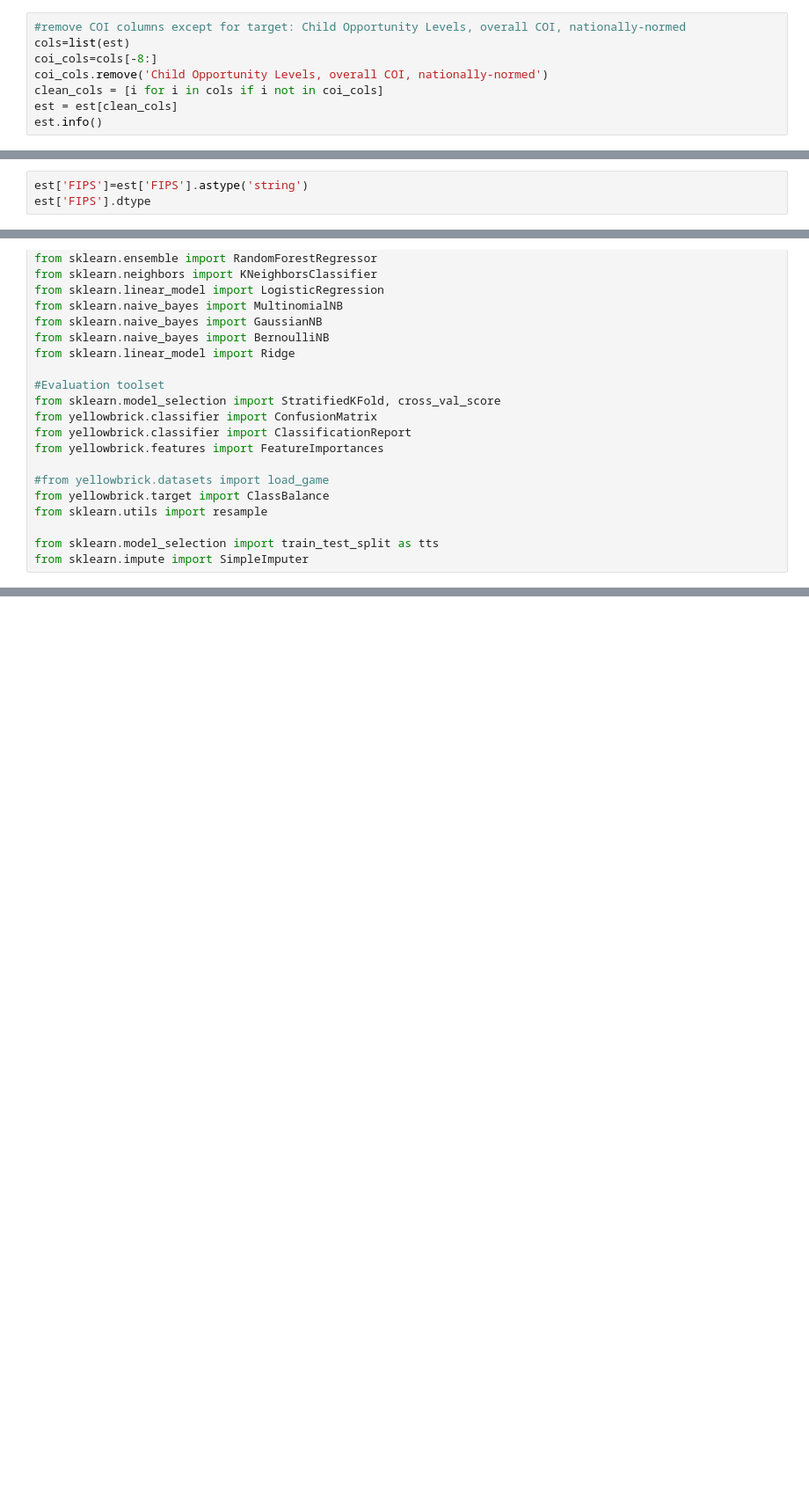
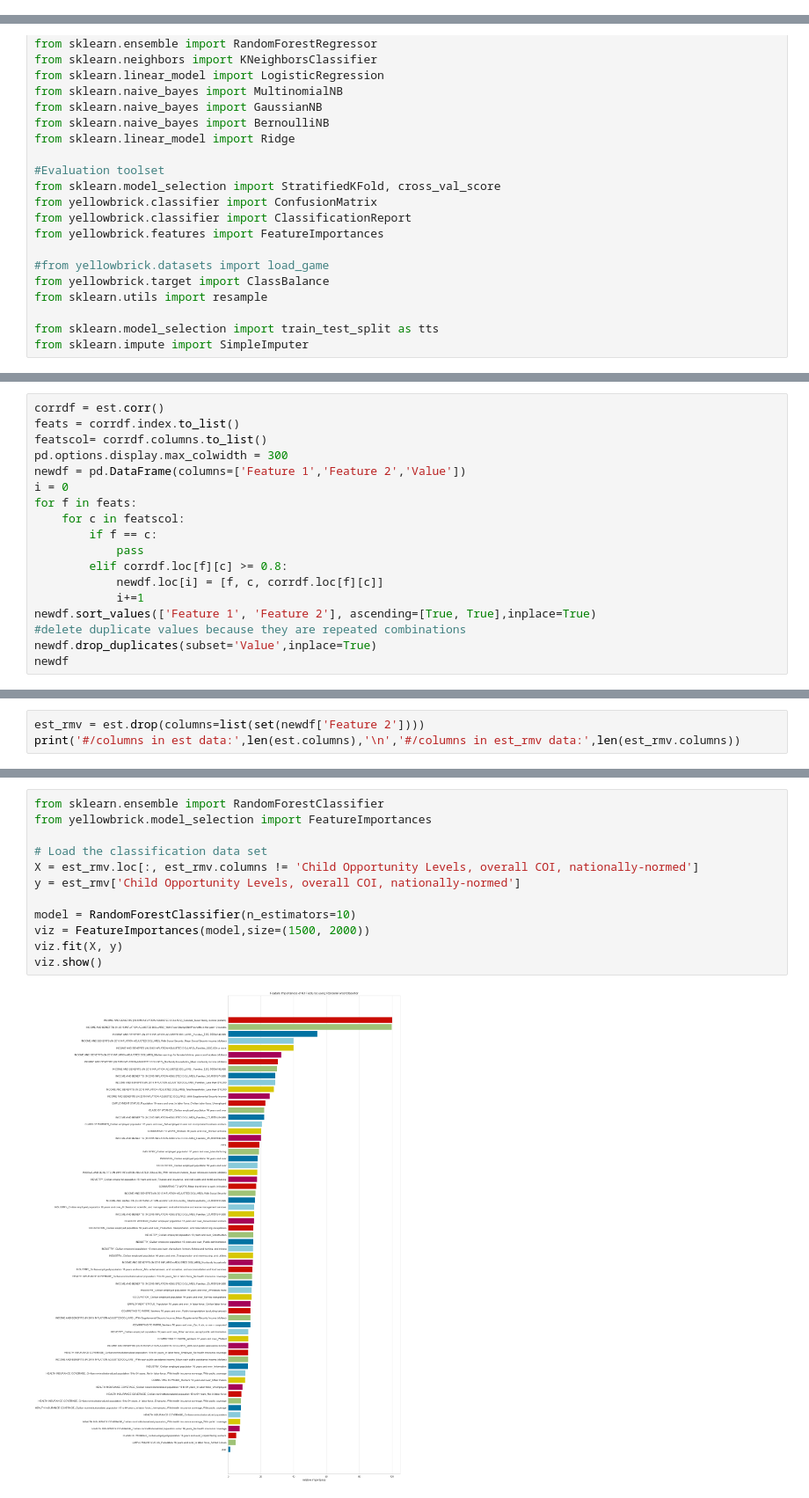
Before and after one commit to georgetown-analytics/Bleeding-Hearts, a Jupyter notebook: models/feature_importance.ipynb, the cells around one changed output, grey strips where cells are left out. Shown at 88% size. Drawn from its saved outputs; the diff is of its cells as text; blank space fills up the shorter version.

Commit message:
with models

```diff
--- a/models/feature_importance.ipynb
+++ b/models/feature_importance.ipynb
@@ -50,11 +36,3 @@ Index([], dtype='object')
 # %%
 #make label lists
 cat_labels = list(set(est['Child Opportunity Levels, overall COI, nationally-normed']))
-# %%
-#remove COI columns except for target: Child Opportunity Levels, overall COI, nationally-normed
-cols=list(est)
-coi_cols=cols[-8:]
-coi_cols.remove('Child Opportunity Levels, overall COI, nationally-normed')
-clean_cols = [i for i in cols if i not in coi_cols]
-est = est[clean_cols]
-est.info()
@@ -67,3 +38,0 @@ memory usage: 16.7+ MB
-# %%
-est['FIPS']=est['FIPS'].astype('string')
-est['FIPS'].dtype
@@ -144 +111,19 @@ viz.show()
 <AxesSubplot:title={'center':'Feature Importances of 119 Features using RandomForestClassifier'}, xlabel='relative importance'>
+# %%
+corrdf = est.corr()
+feats = corrdf.index.to_list()
+featscol= corrdf.columns.to_list()
+pd.options.display.max_colwidth = 300
+newdf = pd.DataFrame(columns=['Feature 1','Feature 2','Value'])
+i = 0
+for f in feats:
+    for c in featscol:
+        if f == c:
+            pass
+        elif corrdf.loc[f][c] >= 0.8:
+            newdf.loc[i] = [f, c, corrdf.loc[f][c]]
+            i+=1
+newdf.sort_values(['Feature 1', 'Feature 2'], ascending=[True, True],inplace=True)
+#delete duplicate values because they are repeated combinations
+newdf.drop_duplicates(subset='Value',inplace=True)
+newdf
@@ -144,0 +144,3 @@ viz.show()
+# %%
+est_rmv = est.drop(columns=list(set(newdf['Feature 2'])))
+print('#/columns in est data:',len(est.columns),'\n','#/columns in est_rmv data:',len(est_rmv.columns))
@@ -144,0 +150,14 @@ viz.show()
+# %%
+from sklearn.ensemble import RandomForestClassifier
+from yellowbrick.model_selection import FeatureImportances
+
+# Load the classification data set
+X = est_rmv.loc[:, est_rmv.columns != 'Child Opportunity Levels, overall COI, nationally-normed']
+y = est_rmv['Child Opportunity Levels, overall COI, nationally-normed']
+
+model = RandomForestClassifier(n_estimators=10)
+viz = FeatureImportances(model,size=(1500, 2000))
+viz.fit(X, y)
+viz.show()
+# %% [output]
+[figure, added]
```
Also changed, not shown: parts of 22 cells of this notebook.
